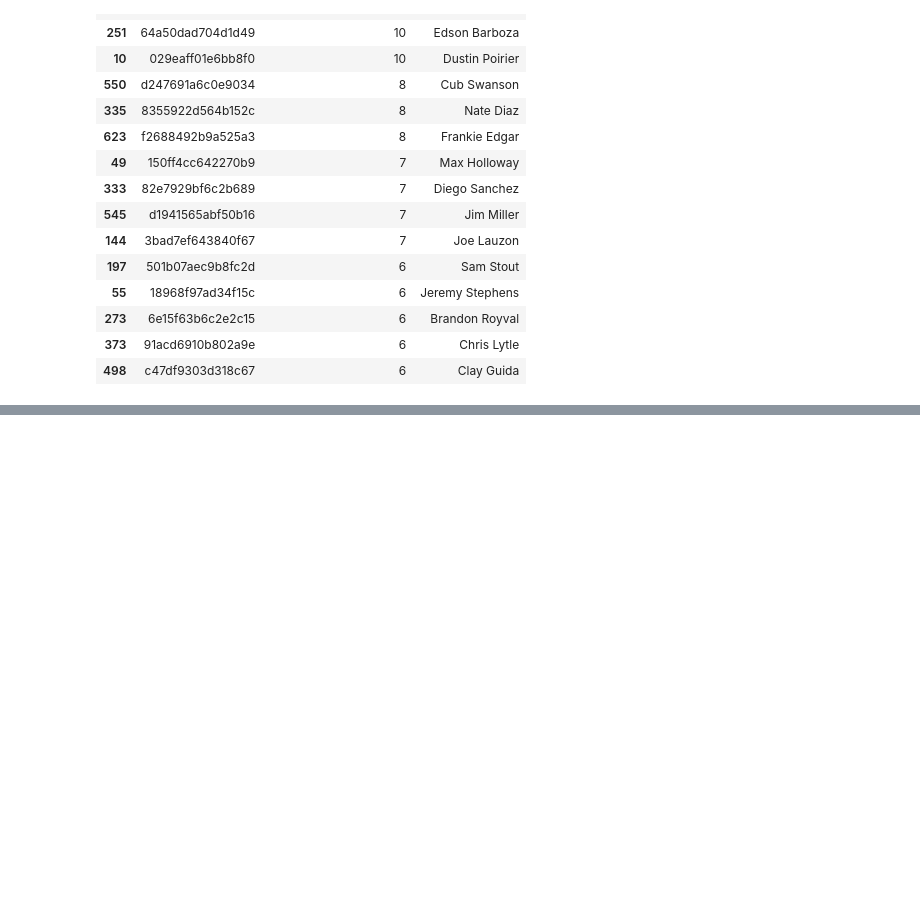
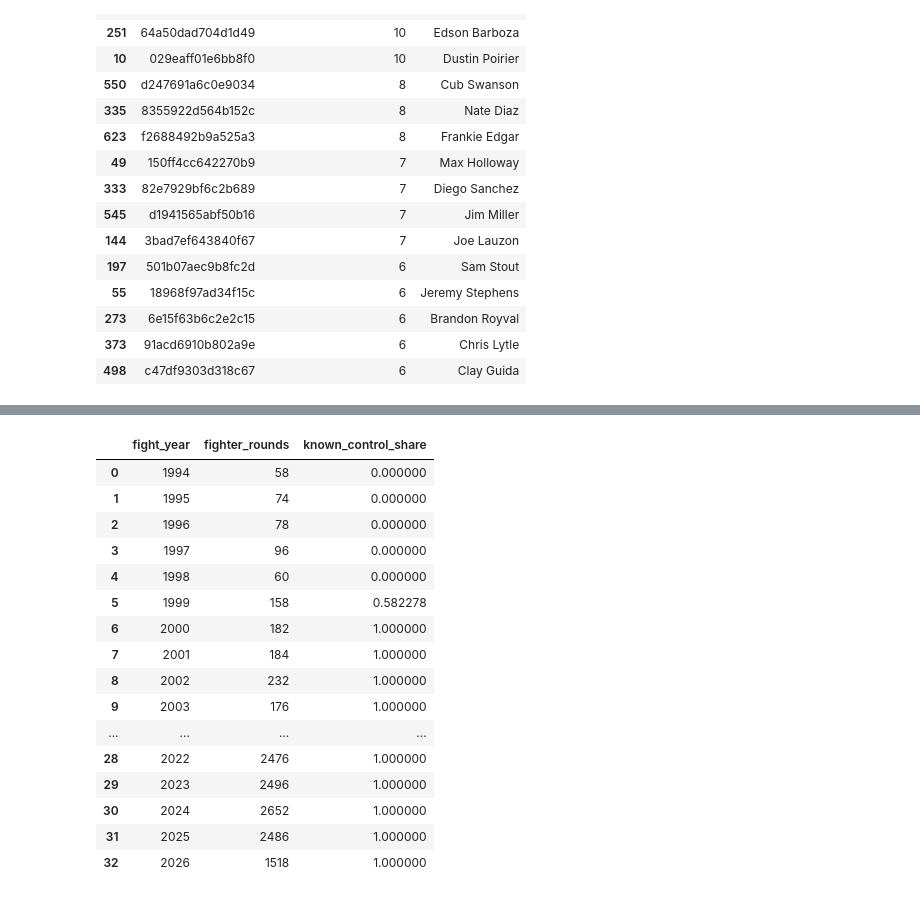
Before and after one commit to DQuanBui/UFC_Fights_Analysis, a Jupyter notebook: notebooks/06_round_analysis.ipynb, the cells around one changed output, grey strips where cells are left out. Cells and saved outputs as stored; diff of their text form; code cells hidden in the pictures; blank space fills up the shorter version.

```diff
--- a/notebooks/06_round_analysis.ipynb
+++ b/notebooks/06_round_analysis.ipynb
@@ -175,0 +229,20 @@ display(tables['fotn_appearances'].head(15))
+# %%
+display(deep_tables['deep_control_coverage'])
+# %% [output]
+|  | fight_year | fighter_rounds | known_control_share |
+| 0 | 1994 | 58 | 0.000000 |
+| 1 | 1995 | 74 | 0.000000 |
+| 2 | 1996 | 78 | 0.000000 |
+| 3 | 1997 | 96 | 0.000000 |
+| 4 | 1998 | 60 | 0.000000 |
+| 5 | 1999 | 158 | 0.582278 |
+| 6 | 2000 | 182 | 1.000000 |
+| 7 | 2001 | 184 | 1.000000 |
+| 8 | 2002 | 232 | 1.000000 |
+| 9 | 2003 | 176 | 1.000000 |
+| ... | ... | ... | ... |
+| 28 | 2022 | 2476 | 1.000000 |
+| 29 | 2023 | 2496 | 1.000000 |
+| 30 | 2024 | 2652 | 1.000000 |
+| 31 | 2025 | 2486 | 1.000000 |
+| 32 | 2026 | 1518 | 1.000000 |
```
Also changed, not shown: parts of 5 cells of this notebook, 7 other files.
